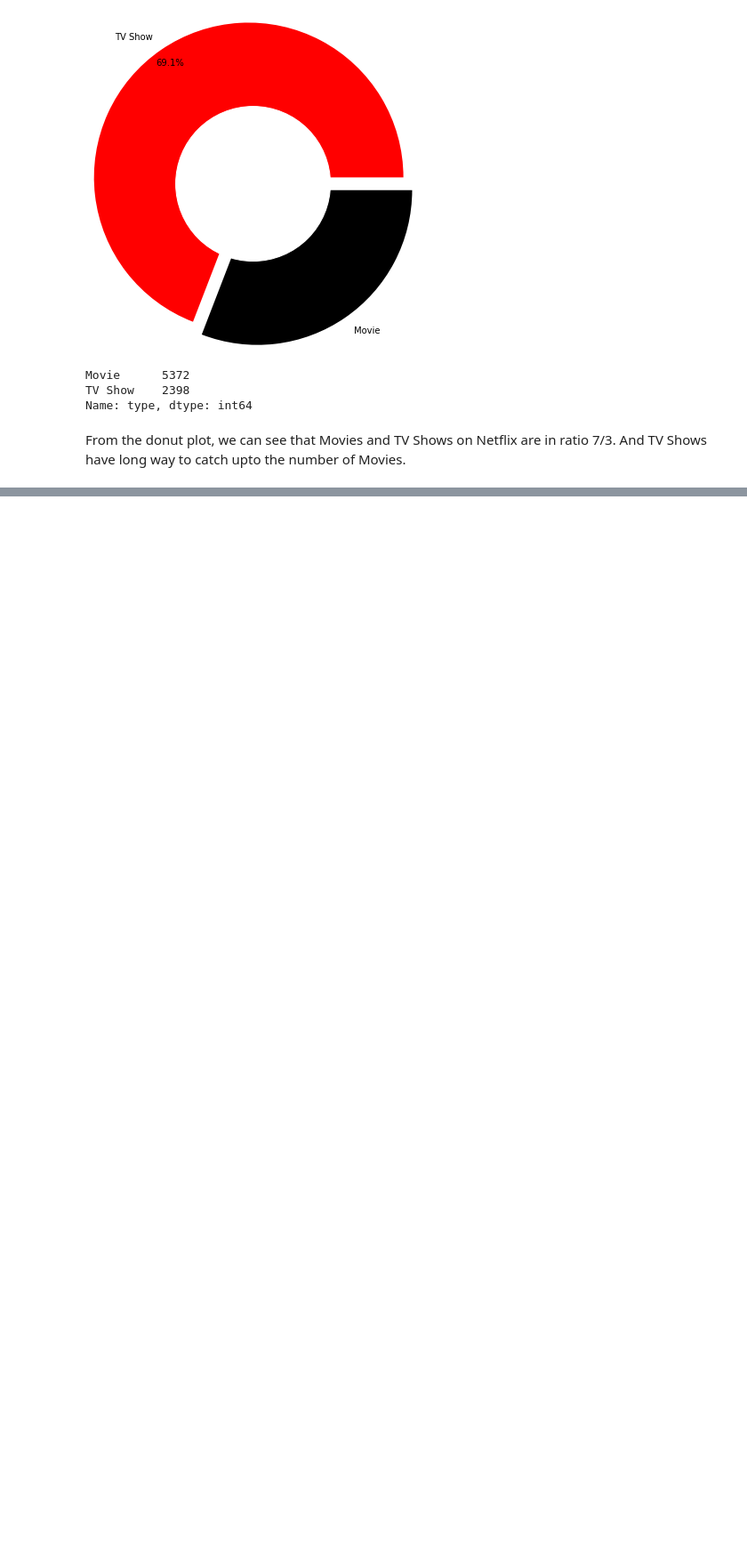
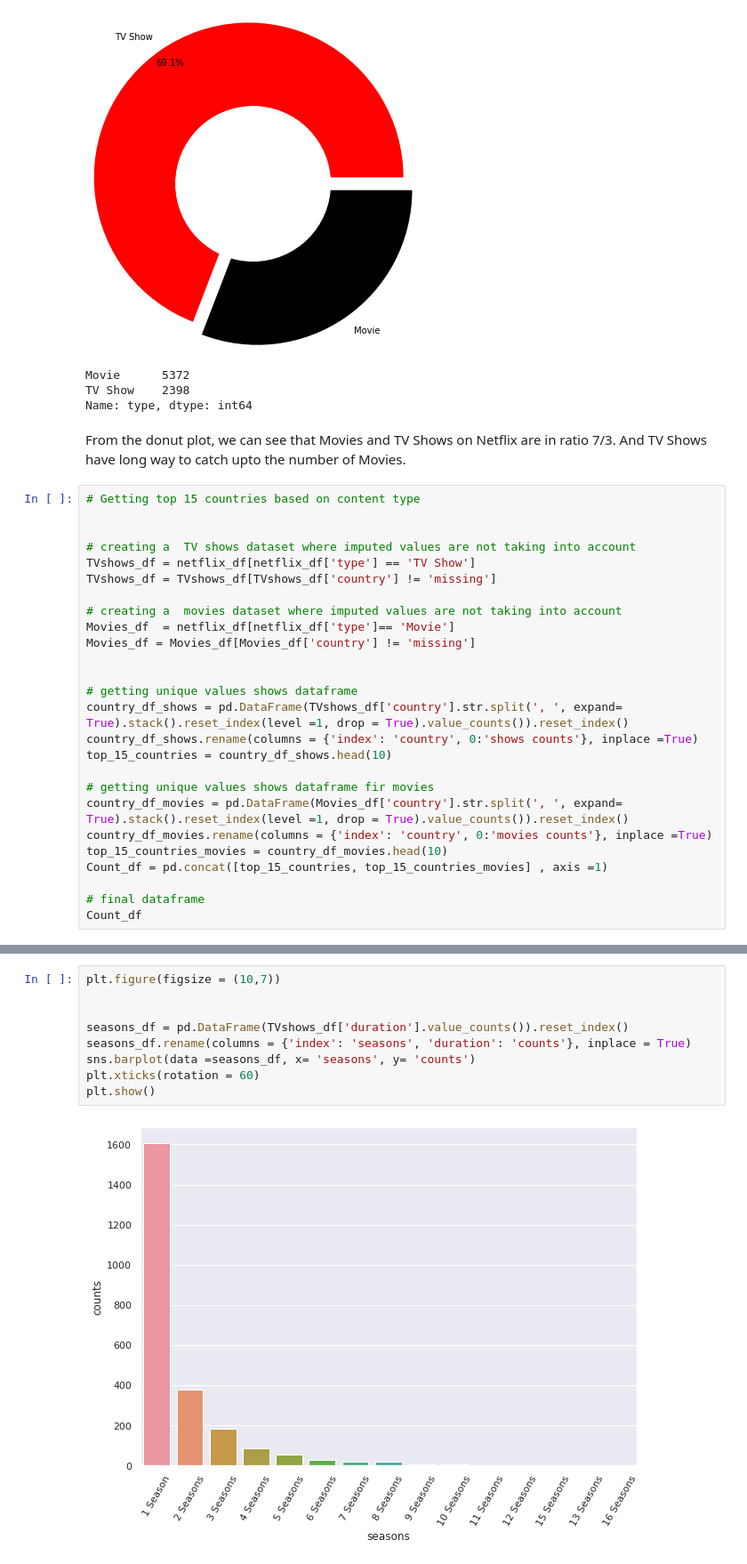
Before and after one commit to prav87654/Clustering-Model--Netflix-TV-shows-and-Movies, a Jupyter notebook: Praveen_S__Clustering_Model.ipynb, the cells around one changed output, grey strips where cells are left out. Shown: that part at 89% size. Drawn from its saved outputs; the diff is of its cells as text; blank space fills up the shorter version.

```diff
--- a/Praveen_S__Clustering_Model.ipynb
+++ b/Praveen_S__Clustering_Model.ipynb
@@ -230,3 +230,29 @@ TV Show    2398
 Name: type, dtype: int64
 # %% [markdown]
 From the donut plot, we can see that Movies and TV Shows on Netflix are in ratio 7/3. And TV Shows have long way to catch upto the number of Movies.
+# %%
+# Getting top 15 countries based on content type
+
+
+# creating a  TV shows dataset where imputed values are not taking into account
+TVshows_df = netflix_df[netflix_df['type'] == 'TV Show']
+TVshows_df = TVshows_df[TVshows_df['country'] != 'missing']
+
+# creating a  movies dataset where imputed values are not taking into account
+Movies_df  = netflix_df[netflix_df['type']== 'Movie']
+Movies_df = Movies_df[Movies_df['country'] != 'missing']
+
+
+# getting unique values shows dataframe
+country_df_shows = pd.DataFrame(TVshows_df['country'].str.split(', ', expand= True).stack().reset_index(level =1, drop = True).value_counts()).reset_index()
+country_df_shows.rename(columns = {'index': 'country', 0:'shows counts'}, inplace =True)
+top_15_countries = country_df_shows.head(10)
+
+# getting unique values shows dataframe fir movies
+country_df_movies = pd.DataFrame(Movies_df['country'].str.split(', ', expand= True).stack().reset_index(level =1, drop = True).value_counts()).reset_index()
+country_df_movies.rename(columns = {'index': 'country', 0:'movies counts'}, inplace =True)
+top_15_countries_movies = country_df_movies.head(10)
+Count_df = pd.concat([top_15_countries, top_15_countries_movies] , axis =1)
+
+# final dataframe
+Count_df
@@ -232,0 +285,11 @@ From the donut plot, we can see that Movies and TV Shows on Netflix are in ratio
+# %%
+plt.figure(figsize = (10,7))
+
+
+seasons_df = pd.DataFrame(TVshows_df['duration'].value_counts()).reset_index()
+seasons_df.rename(columns = {'index': 'seasons', 'duration': 'counts'}, inplace = True)
+sns.barplot(data =seasons_df, x= 'seasons', y= 'counts')
+plt.xticks(rotation = 60)
+plt.show()
+# %% [output]
+[figure, added]
```
Also changed, not shown: parts of 11 cells of this notebook.
